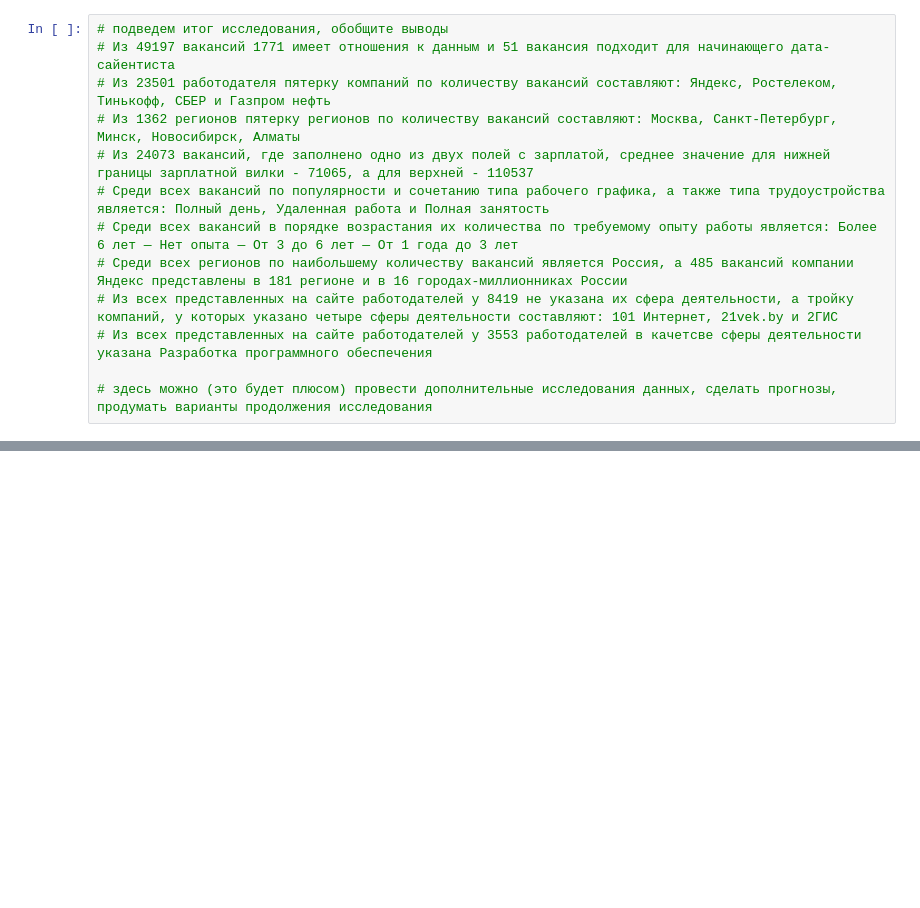
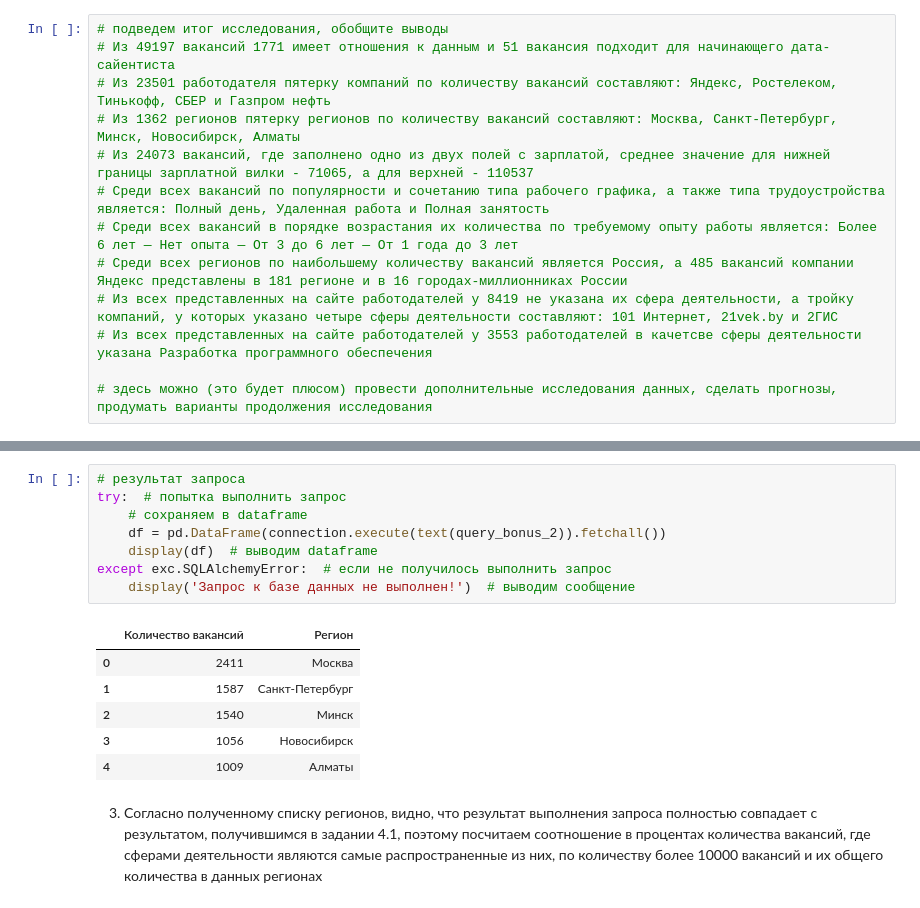
Before and after one commit to MSvyatoslavB/DS_Projects, a Jupyter notebook: project_2/Project_2_Ноутбук_шаблон.ipynb, the cells around one changed output, grey strips where cells are left out. Drawn from its saved outputs; the diff is of its cells as text; blank space fills up the shorter version.

```diff
--- a/project_2/Project_2_Ноутбук_шаблон.ipynb
+++ b/project_2/Project_2_Ноутбук_шаблон.ipynb
@@ -847,0 +931,17 @@ except exc.SQLAlchemyError:  # если не получилось выполни
+# %%
+# результат запроса
+try:  # попытка выполнить запрос
+    # сохраняем в dataframe
+    df = pd.DataFrame(connection.execute(text(query_bonus_2)).fetchall())
+    display(df)  # выводим dataframe
+except exc.SQLAlchemyError:  # если не получилось выполнить запрос
+    display('Запрос к базе данных не выполнен!')  # выводим сообщение
+# %% [output]
+|  | Количество вакансий | Регион |
+| 0 | 2411 | Москва |
+| 1 | 1587 | Санкт-Петербург |
+| 2 | 1540 | Минск |
+| 3 | 1056 | Новосибирск |
+| 4 | 1009 | Алматы |
+# %% [markdown]
+3. Согласно полученному списку регионов, видно, что результат выполнения запроса полностью совпадает с результатом, получившимся в задании 4.1, поэтому посчитаем соотношение в процентах количества вакансий, где сферами деятельности являются самые распространенные из них, по количеству более 10000 вакансий и их общего количества в данных регионах
```
Also changed, not shown: parts of 9 cells of this notebook.
